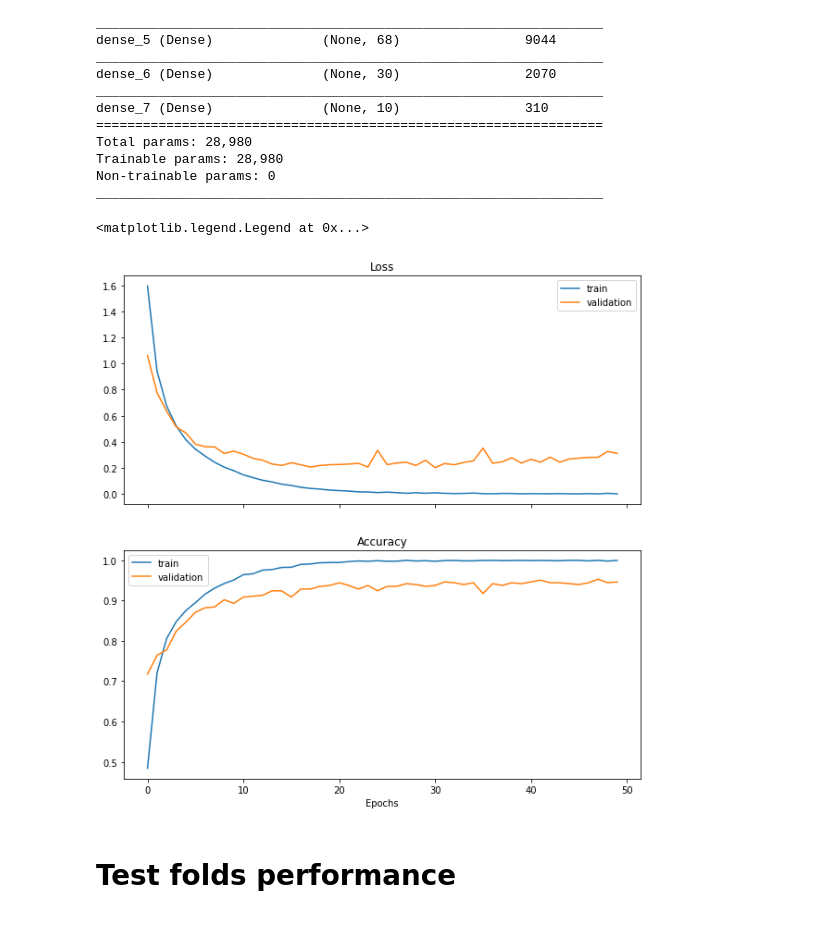
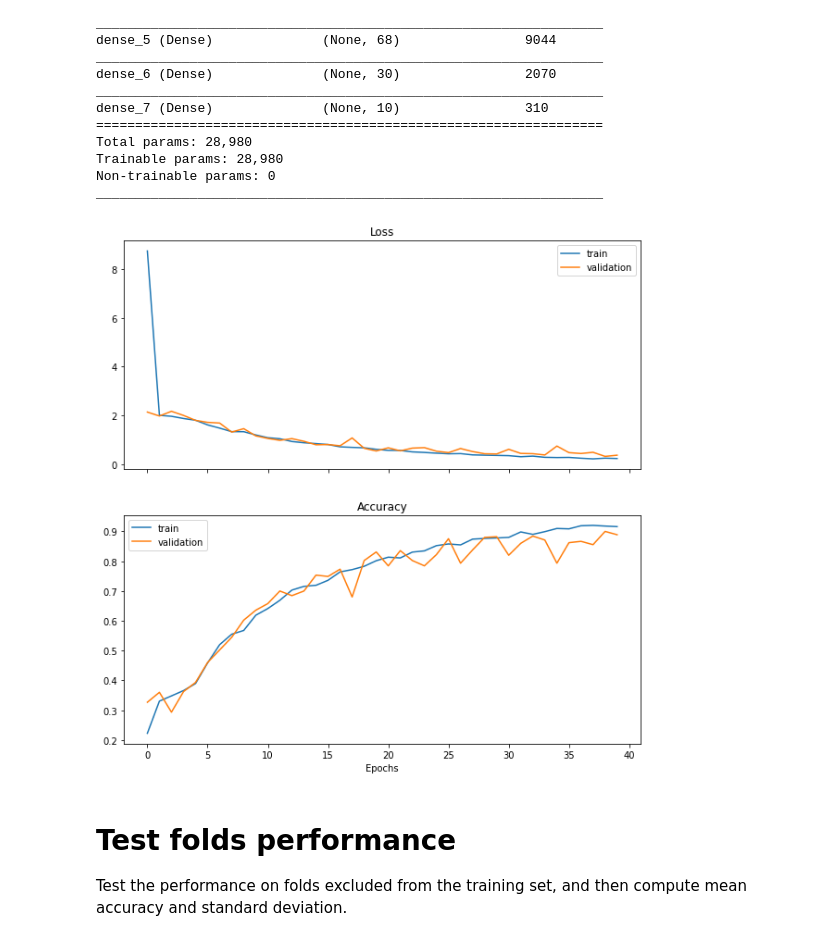
Before and after one commit to tomfran/urban-sound-classification, a Jupyter notebook: notebooks/neural_network.ipynb, the cells around one changed output. Cells and saved outputs as stored; diff of their text form; code cells hidden in the pictures.

```diff
--- a/notebooks/neural_network.ipynb
+++ b/notebooks/neural_network.ipynb
@@ -10,3 +11,3 @@ from src.model import NeuralNetwork
 # %%
-d = Dataset(dataset_path="../data/processed/train_07_18_2021.csv")
+d = Dataset(dataset_path="../data/processed/train_unscaled.csv")
 x_train, x_val, y_train, y_val = d.get_splits()
@@ -21,10 +24,9 @@ net = NeuralNetwork(layers=[layers.Dense(units=132, activation='relu'),
                     loss=keras.losses.SparseCategoricalCrossentropy(),
                     metrics=["accuracy"])
 # %%
-
 history = net.fit(x_train,
         y_train,
         validation_data=(x_val, y_val),
         batch_size=128,
-        epochs=50);
+        epochs=40);
 # %% [output]
@@ -67,23 +68,27 @@ Non-trainable params: 0
 _________________________________________________________________
 # %%
 from matplotlib import pyplot as plt
-fig, (ax1, ax2) = plt.subplots(2, sharex=True,figsize=(10,10))
-plt.xlabel("Epochs")
-ax1.set_title("Loss")
 
-ax1.plot(history.history['loss'], label='train')
-ax1.plot(history.history['val_loss'], label='validation')
-ax1.legend()
+def show_plots():
+    fig, (ax1, ax2) = plt.subplots(2, sharex=True,figsize=(10,10))
+    plt.xlabel("Epochs")
+    ax1.set_title("Loss")
 
-ax2.set_title("Accuracy")
-ax2.plot(history.history['accuracy'], label='train')
-ax2.plot(history.history['val_accuracy'], label='validation')
-ax2.legend()
+    ax1.plot(history.history['loss'], label='train')
+    ax1.plot(history.history['val_loss'], label='validation')
+    ax1.legend()
+
+    ax2.set_title("Accuracy")
+    ax2.plot(history.history['accuracy'], label='train')
+    ax2.plot(history.history['val_accuracy'], label='validation')
+    ax2.legend()
+
+show_plots()
 # %% [output]
-<matplotlib.legend.Legend at 0x...>
-[figure, old version]
+[figure, new version]
-# %% [markdown]
-# Test folds performance
+# %% [markdown]
+# Test folds performance
+Test the performance on folds excluded from the training set, and then compute mean accuracy and standard deviation.
 # %%
 import numpy as np
 
```
Also changed, not shown: parts of 13 cells of this notebook, 6 other files.
